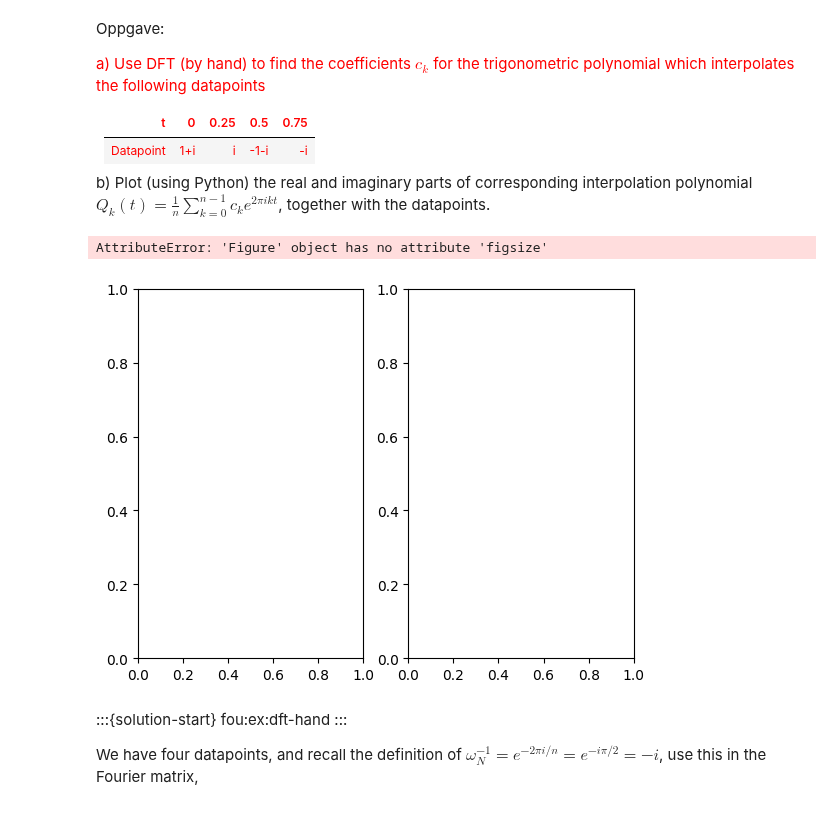
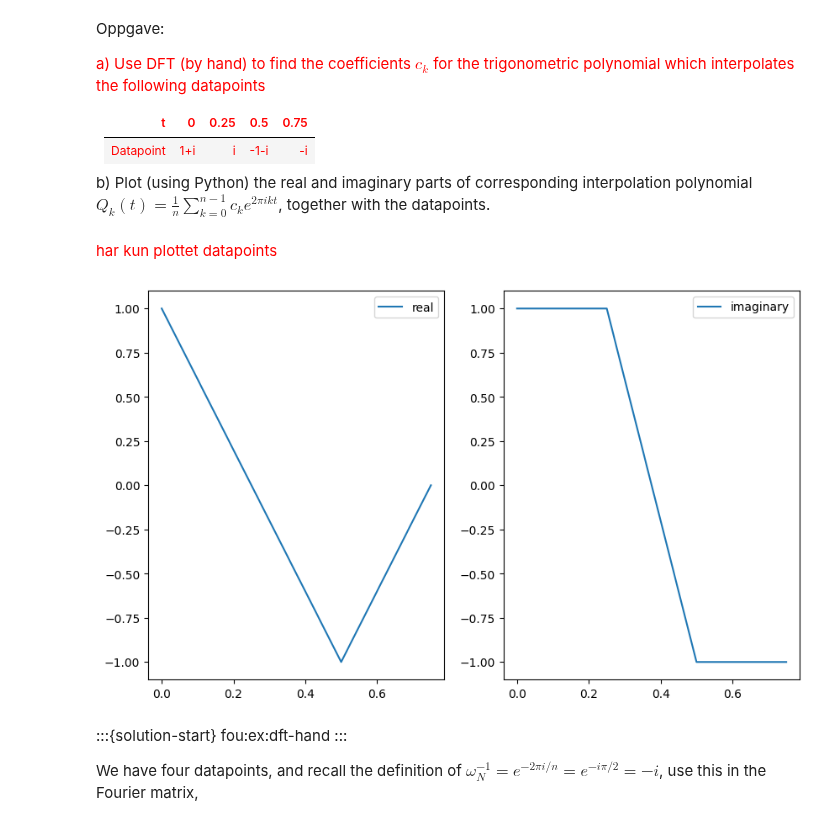
Before and after one commit to solniva/TMA4320_ScientificComputationNotes, a Jupyter notebook: chapter_fourier/FourierExercises.ipynb, the cells around one changed output. Saved outputs shown, nothing was run; the diff lists cells and outputs as text; code cells hidden in the pictures.

```diff
--- a/chapter_fourier/FourierExercises.ipynb
+++ b/chapter_fourier/FourierExercises.ipynb
@@ -72,23 +72,25 @@ a) Use DFT (by hand) to find the coefficients $c_k$ for the trigonometric polyno
 </font>
 
 b) Plot (using Python) the real and imaginary parts of corresponding interpolation polynomial $Q_k(t) = \frac{1}{n} \sum^{n-1}_{k=0} c_k e^{2\pi i k t} $, together with the datapoints.
+# %% [markdown]
+<font color=red> har kun plottet datapoints </font>
 # %%
 import numpy as np
 import matplotlib.pyplot as plt
 
 t = [0, 0.25, 0.5, 0.75]
 datapoints = [1+1j, 1j, -1-1j, -1j]
 datapoints_real = [data.real for data in datapoints]
 datapoints_imag = [data.imag for data in datapoints]
 
-fig, (ax1, ax2) = plt.subplots(1, 2)
-fig.figsize(1)
-ax1.plot(t,datapoints_real)
-ax2.plot(t,datapoints_imag)
+fig, (ax1, ax2) = plt.subplots(1, 2, figsize=(10,6))
+ax1.plot(t,datapoints_real, label="real")
+ax1.legend()
+ax2.plot(t,datapoints_imag, label="imaginary")
+ax2.legend()
 plt.show()
 # %% [output]
-AttributeError: 'Figure' object has no attribute 'figsize'
-[figure, old version]
+[figure, new version]
 # %% [markdown]
 :::{solution-start} fou:ex:dft-hand
 :::
```
Also changed, not shown: parts of 1 cell of this notebook.
